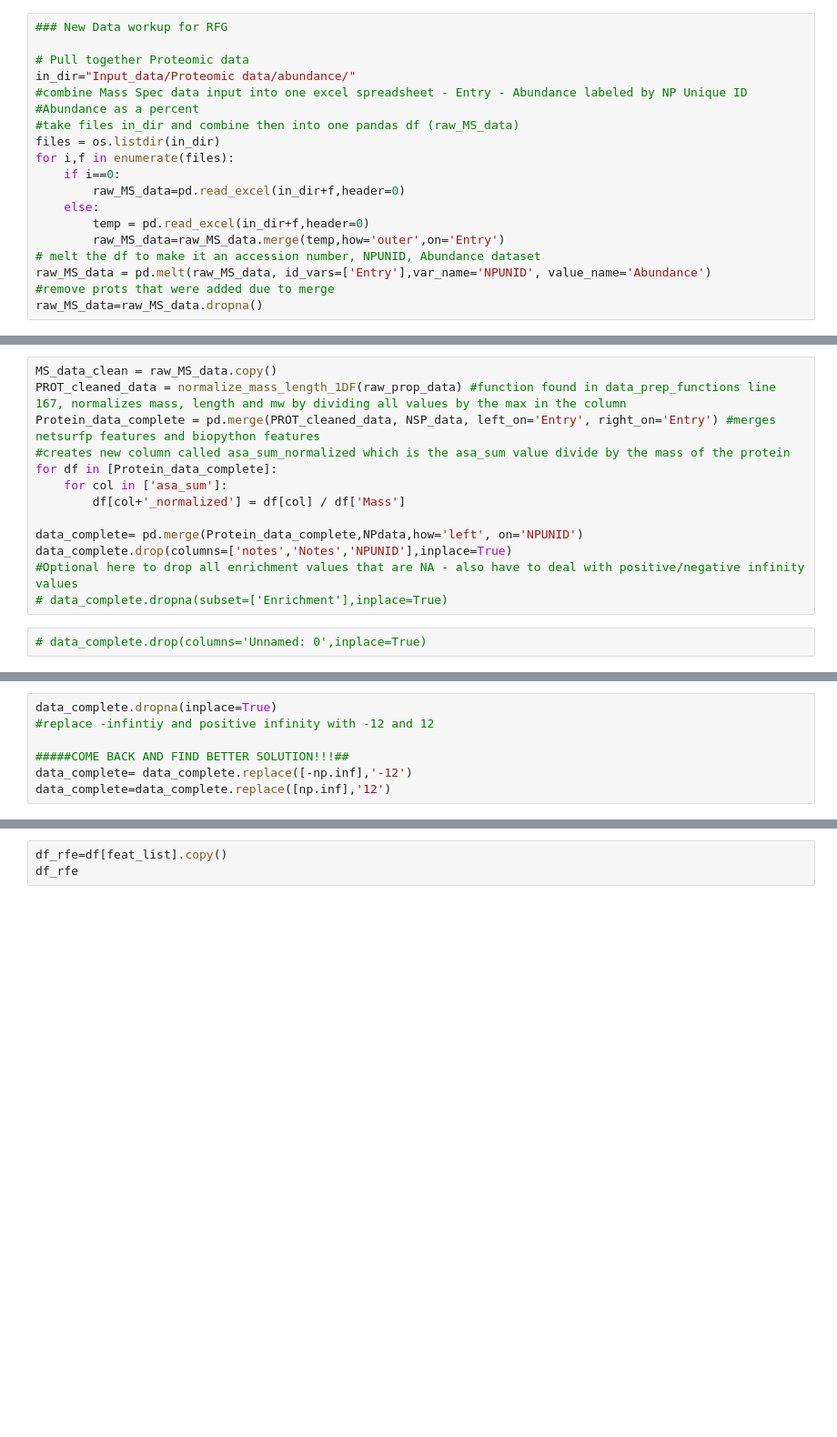
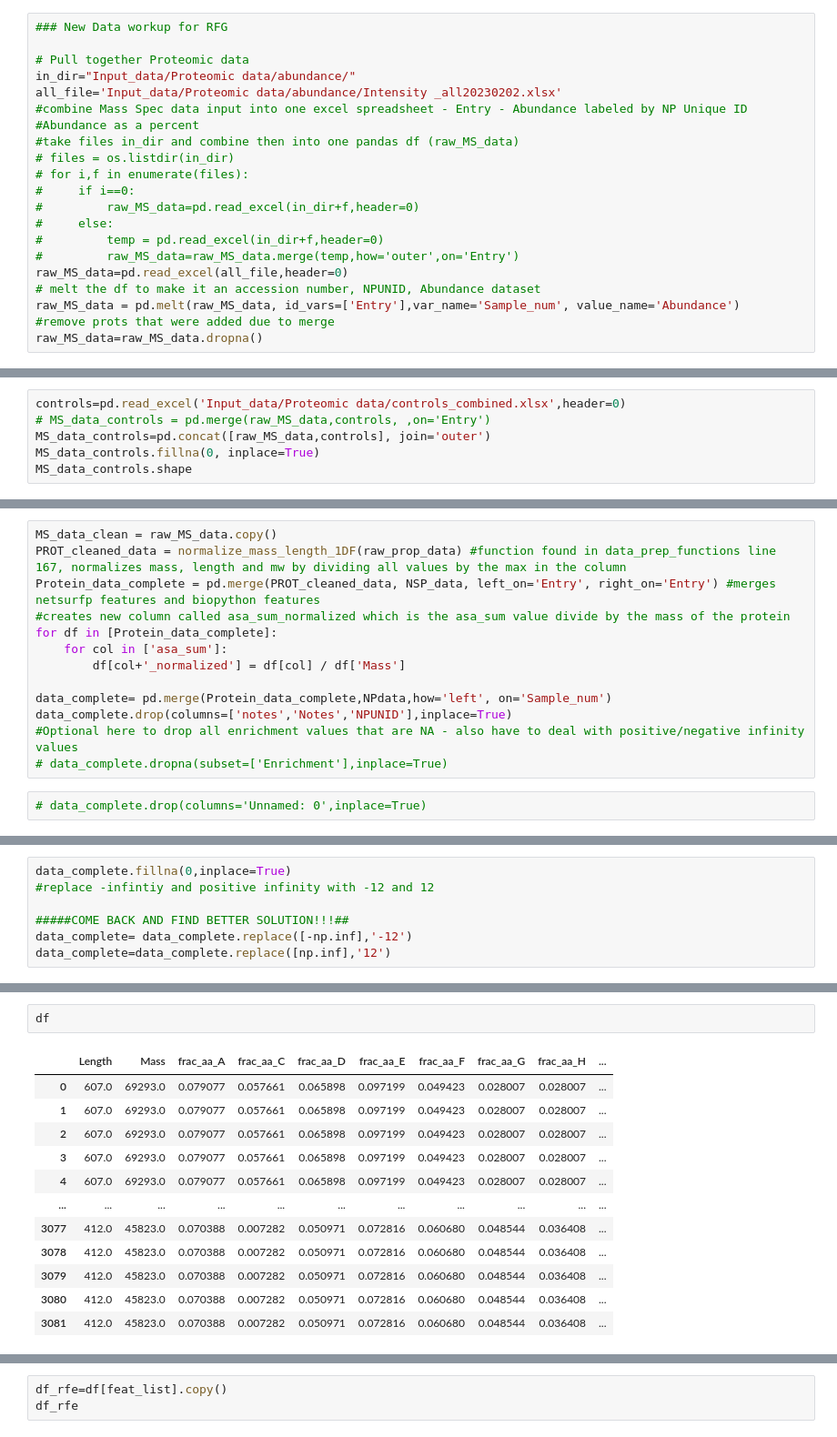
Before and after one commit to karst-poulsen/PC_ML_using_NSP, a Jupyter notebook: ML_Pipe_testing.ipynb, the cells around one changed output, grey strips where cells are left out. Shown at 91% size. Saved outputs shown, nothing was run; the diff lists cells and outputs as text; blank space fills up the shorter version.

```diff
--- a/ML_Pipe_testing.ipynb
+++ b/ML_Pipe_testing.ipynb
@@ -34,17 +34,19 @@ Split into X and Y dataset with Entries as labels
 
 # Pull together Proteomic data
 in_dir="Input_data/Proteomic data/abundance/"
+all_file='Input_data/Proteomic data/abundance/Intensity _all20230202.xlsx'
 #combine Mass Spec data input into one excel spreadsheet - Entry - Abundance labeled by NP Unique ID
 #Abundance as a percent
 #take files in_dir and combine then into one pandas df (raw_MS_data)
-files = os.listdir(in_dir)
-for i,f in enumerate(files):
-    if i==0:
-        raw_MS_data=pd.read_excel(in_dir+f,header=0)
-    else:
-        temp = pd.read_excel(in_dir+f,header=0)
-        raw_MS_data=raw_MS_data.merge(temp,how='outer',on='Entry')
+# files = os.listdir(in_dir)
+# for i,f in enumerate(files):
+#     if i==0:
+#         raw_MS_data=pd.read_excel(in_dir+f,header=0)
+#     else:
+#         temp = pd.read_excel(in_dir+f,header=0)
+#         raw_MS_data=raw_MS_data.merge(temp,how='outer',on='Entry')
+raw_MS_data=pd.read_excel(all_file,header=0)
 # melt the df to make it an accession number, NPUNID, Abundance dataset
-raw_MS_data = pd.melt(raw_MS_data, id_vars=['Entry'],var_name='NPUNID', value_name='Abundance')
+raw_MS_data = pd.melt(raw_MS_data, id_vars=['Entry'],var_name='Sample_num', value_name='Abundance')
 #remove prots that were added due to merge
 raw_MS_data=raw_MS_data.dropna()
@@ -64,3 +75,9 @@ NP_filepath='Input_data/NPs/NP_Database.xlsx'
 NPUNdata=pd.read_excel(NP_filepath,header=0,sheet_name='NPUNID')
 NPprop=pd.read_excel(NP_filepath,header=0,sheet_name='NP_Props')
 NPdata=pd.merge(NPUNdata,NPprop,how="left",on='NPID')
+# %%
+controls=pd.read_excel('Input_data/Proteomic data/controls_combined.xlsx',header=0)
+# MS_data_controls = pd.merge(raw_MS_data,controls, ,on='Entry')
+MS_data_controls=pd.concat([raw_MS_data,controls], join='outer')
+MS_data_controls.fillna(0, inplace=True)
+MS_data_controls.shape
@@ -79,7 +98,7 @@ for df in [Protein_data_complete]:
     for col in ['asa_sum']:
         df[col+'_normalized'] = df[col] / df['Mass']
 
-data_complete= pd.merge(Protein_data_complete,NPdata,how='left', on='NPUNID')
+data_complete= pd.merge(Protein_data_complete,NPdata,how='left', on='Sample_num')
 data_complete.drop(columns=['notes','Notes','NPUNID'],inplace=True)
 #Optional here to drop all enrichment values that are NA - also have to deal with positive/negative infinity values
 # data_complete.dropna(subset=['Enrichment'],inplace=True)
@@ -104,5 +110,5 @@ data_complete
 # %%
-data_complete.dropna(inplace=True)
+data_complete.fillna(0,inplace=True)
 #replace -infintiy and positive infinity with -12 and 12
 
 #####COME BACK AND FIND BETTER SOLUTION!!!##
@@ -126,0 +168,15 @@ labels
+# %%
+df
+# %% [output]
+|  | Length | Mass | frac_aa_A | frac_aa_C | frac_aa_D | frac_aa_E | frac_aa_F | frac_aa_G | frac_aa_H | ... |
+| 0 | 607.0 | 69293.0 | 0.079077 | 0.057661 | 0.065898 | 0.097199 | 0.049423 | 0.028007 | 0.028007 | ... |
+| 1 | 607.0 | 69293.0 | 0.079077 | 0.057661 | 0.065898 | 0.097199 | 0.049423 | 0.028007 | 0.028007 | ... |
+| 2 | 607.0 | 69293.0 | 0.079077 | 0.057661 | 0.065898 | 0.097199 | 0.049423 | 0.028007 | 0.028007 | ... |
+| 3 | 607.0 | 69293.0 | 0.079077 | 0.057661 | 0.065898 | 0.097199 | 0.049423 | 0.028007 | 0.028007 | ... |
+| 4 | 607.0 | 69293.0 | 0.079077 | 0.057661 | 0.065898 | 0.097199 | 0.049423 | 0.028007 | 0.028007 | ... |
+| ... | ... | ... | ... | ... | ... | ... | ... | ... | ... | ... |
+| 3077 | 412.0 | 45823.0 | 0.070388 | 0.007282 | 0.050971 | 0.072816 | 0.060680 | 0.048544 | 0.036408 | ... |
+| 3078 | 412.0 | 45823.0 | 0.070388 | 0.007282 | 0.050971 | 0.072816 | 0.060680 | 0.048544 | 0.036408 | ... |
+| 3079 | 412.0 | 45823.0 | 0.070388 | 0.007282 | 0.050971 | 0.072816 | 0.060680 | 0.048544 | 0.036408 | ... |
+| 3080 | 412.0 | 45823.0 | 0.070388 | 0.007282 | 0.050971 | 0.072816 | 0.060680 | 0.048544 | 0.036408 | ... |
+| 3081 | 412.0 | 45823.0 | 0.070388 | 0.007282 | 0.050971 | 0.072816 | 0.060680 | 0.048544 | 0.036408 | ... |
```
Also changed, not shown: parts of 22 cells of this notebook, 3 other files.
